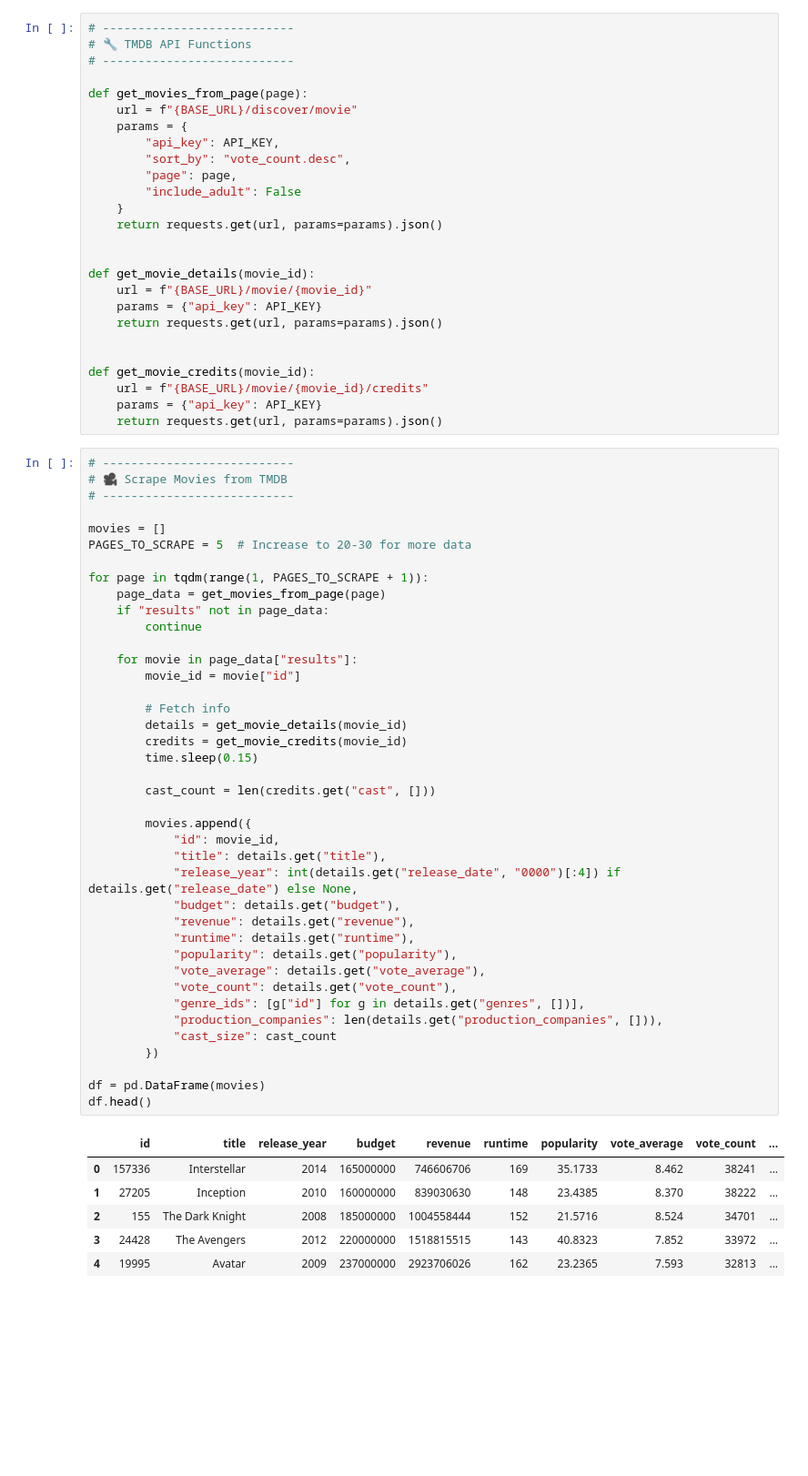
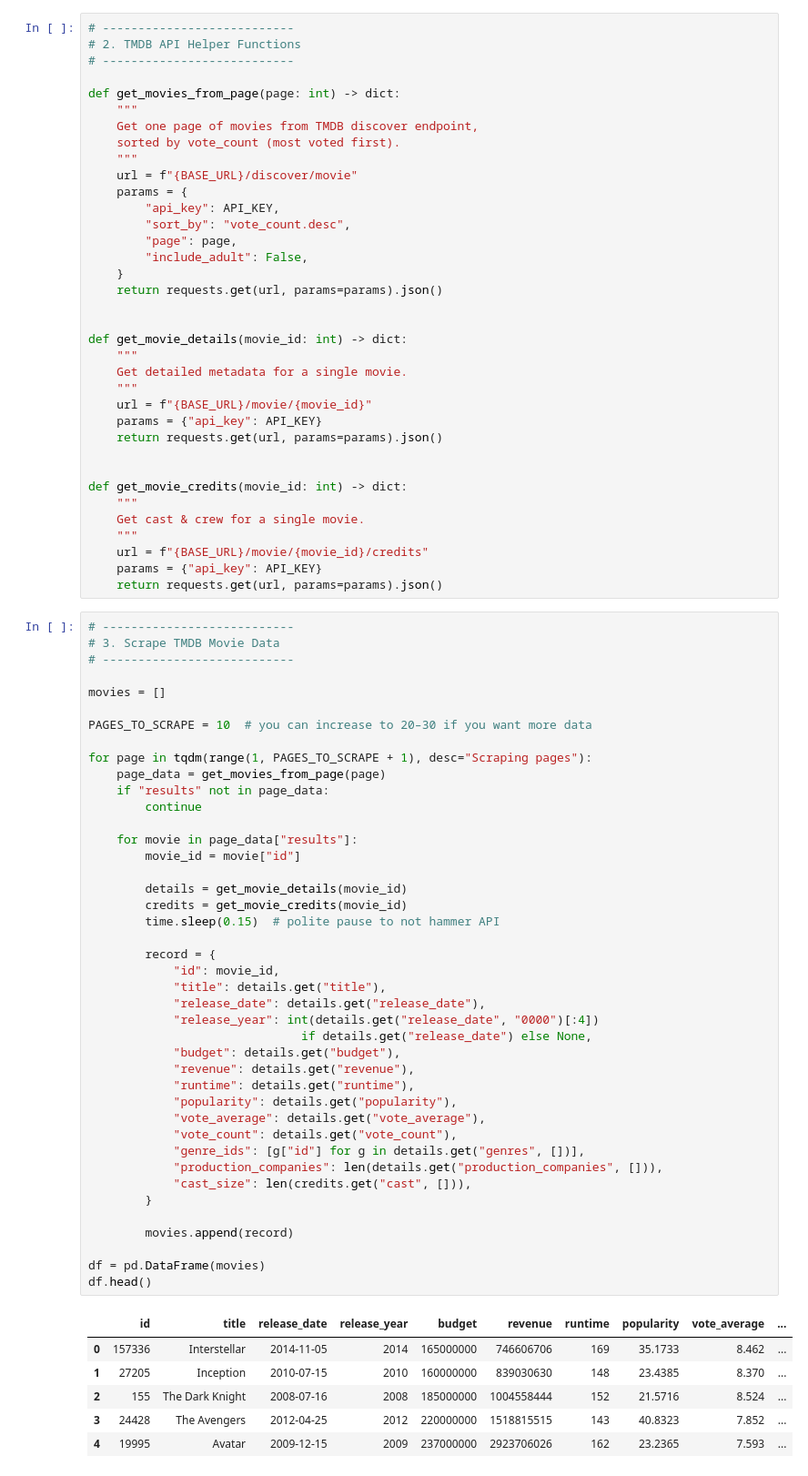
Before and after one commit to Kwanjk/tmdb-supervised-learning, a Jupyter notebook: TimelessMovie.ipynb, the cells around one changed output. Shown: that part at 91% size. Drawn from its saved outputs; the diff is of its cells as text; blank space fills up the shorter version.

```diff
--- a/TimelessMovie.ipynb
+++ b/TimelessMovie.ipynb
@@ -31,76 +34,88 @@ API_KEY = os.getenv("TMDB_API_KEY")
 BASE_URL = "https://api.themoviedb.org/3"
 # %%
 # ---------------------------
-# 🔧 TMDB API Functions
+# 2. TMDB API Helper Functions
 # ---------------------------
 
-def get_movies_from_page(page):
+def get_movies_from_page(page: int) -> dict:
+    """
+    Get one page of movies from TMDB discover endpoint,
+    sorted by vote_count (most voted first).
+    """
     url = f"{BASE_URL}/discover/movie"
     params = {
         "api_key": API_KEY,
         "sort_by": "vote_count.desc",
         "page": page,
-        "include_adult": False
+        "include_adult": False,
     }
     return requests.get(url, params=params).json()
 
 
-def get_movie_details(movie_id):
+def get_movie_details(movie_id: int) -> dict:
+    """
+    Get detailed metadata for a single movie.
+    """
     url = f"{BASE_URL}/movie/{movie_id}"
     params = {"api_key": API_KEY}
     return requests.get(url, params=params).json()
 
 
-def get_movie_credits(movie_id):
+def get_movie_credits(movie_id: int) -> dict:
+    """
+    Get cast & crew for a single movie.
+    """
     url = f"{BASE_URL}/movie/{movie_id}/credits"
     params = {"api_key": API_KEY}
     return requests.get(url, params=params).json()
 # %%
 # ---------------------------
-# 🎥 Scrape Movies from TMDB
+# 3. Scrape TMDB Movie Data
 # ---------------------------
 
 movies = []
-PAGES_TO_SCRAPE = 5  # Increase to 20-30 for more data
 
-for page in tqdm(range(1, PAGES_TO_SCRAPE + 1)):
+PAGES_TO_SCRAPE = 10  # you can increase to 20–30 if you want more data
+
+for page in tqdm(range(1, PAGES_TO_SCRAPE + 1), desc="Scraping pages"):
     page_data = get_movies_from_page(page)
     if "results" not in page_data:
         continue
 
     for movie in page_data["results"]:
         movie_id = movie["id"]
 
-        # Fetch info
         details = get_movie_details(movie_id)
         credits = get_movie_credits(movie_id)
-        time.sleep(0.15)
+        time.sleep(0.15)  # polite pause to not hammer API
 
-        cast_count = len(credits.get("cast", []))
-
-        movies.append({
+        record = {
             "id": movie_id,
             "title": details.get("title"),
-            "release_year": int(details.get("release_date", "0000")[:4]) if details.get("release_date") else None,
+            "release_date": details.get("release_date"),
+            "release_year": int(details.get("release_date", "0000")[:4])
+                              if details.get("release_date") else None,
             "budget": details.get("budget"),
             "revenue": details.get("revenue"),
             "runtime": details.get("runtime"),
             "popularity": details.get("popularity"),
             "vote_average": details.get("vote_average"),
             "vote_count": details.get("vote_count"),
             "genre_ids": [g["id"] for g in details.get("genres", [])],
             "production_companies": len(details.get("production_companies", [])),
-            "cast_size": cast_count
-        })
+            "cast_size": len(credits.get("cast", [])),
+        }
+
+        movies.append(record)
 
 df = pd.DataFrame(movies)
 df.head()
 # %% [output]
-|  | id | title | release_year | budget | revenue | runtime | popularity | vote_average | vote_count | ... |
-| 0 | 157336 | Interstellar | 2014 | 165000000 | 746606706 | 169 | 35.1733 | 8.462 | 38241 | ... |
-| 1 | 27205 | Inception | 2010 | 160000000 | 839030630 | 148 | 23.4385 | 8.370 | 38222 | ... |
-| 2 | 155 | The Dark Knight | 2008 | 185000000 | 1004558444 | 152 | 21.5716 | 8.524 | 34701 | ... |
-| 3 | 24428 | The Avengers | 2012 | 220000000 | 1518815515 | 143 | 40.8323 | 7.852 | 33972 | ... |
-| 4 | 19995 | Avatar | 2009 | 237000000 | 2923706026 | 162 | 23.2365 | 7.593 | 32813 | ... |
+|  | id | title | release_date | release_year | budget | revenue | runtime | popularity | vote_average | ... |
+| 0 | 157336 | Interstellar | 2014-11-05 | 2014 | 165000000 | 746606706 | 169 | 35.1733 | 8.462 | ... |
+| 1 | 27205 | Inception | 2010-07-15 | 2010 | 160000000 | 839030630 | 148 | 23.4385 | 8.370 | ... |
+| 2 | 155 | The Dark Knight | 2008-07-16 | 2008 | 185000000 | 1004558444 | 152 | 21.5716 | 8.524 | ... |
+| 3 | 24428 | The Avengers | 2012-04-25 | 2012 | 220000000 | 1518815515 | 143 | 40.8323 | 7.852 | ... |
+| 4 | 19995 | Avatar | 2009-12-15 | 2009 | 237000000 | 2923706026 | 162 | 23.2365 | 7.593 | ... |
 # %%
 # ---------------------------
```
Also changed, not shown: parts of 29 cells of this notebook, 1 other file.
